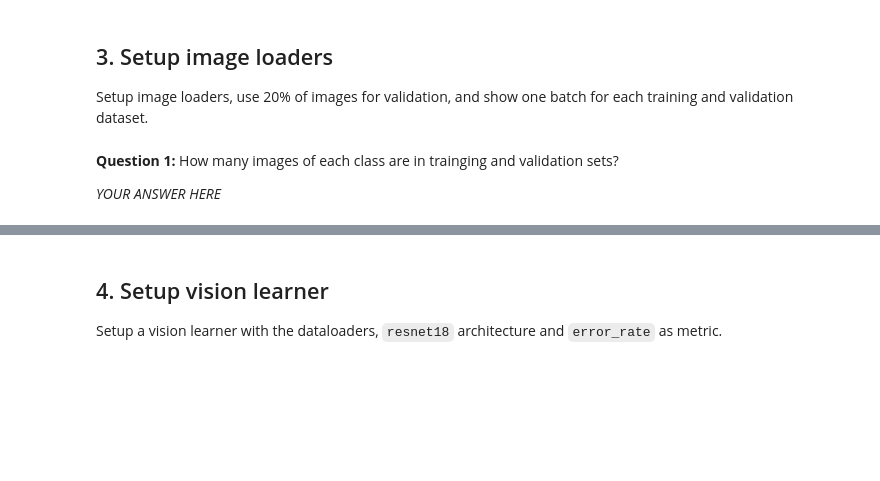
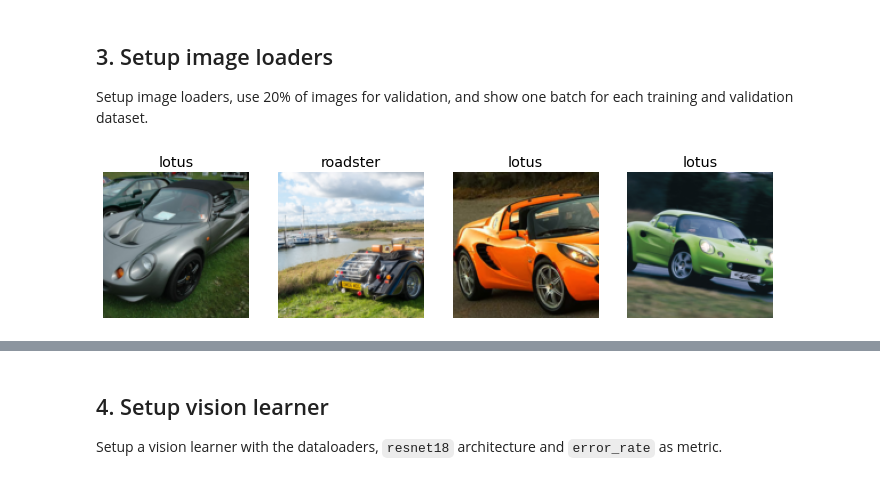
Before and after one commit to LiamJWong/Datasets, a Jupyter notebook: lab1-binary-classifier.ipynb, the cells around one changed output, grey strips where cells are left out. Saved outputs shown, nothing was run; the diff lists cells and outputs as text; code cells hidden in the pictures; blank space fills up the shorter version.

```diff
--- a/lab1-binary-classifier.ipynb
+++ b/lab1-binary-classifier.ipynb
@@ -131 +147,5 @@ path = export_path/'utensils_ddg_2023'
+# %%
+cars = 'lotus','roadster'
+common_path = export_path/'lotus_tesla_ddg_23'
+common_path.mkdir(exist_ok=True)
 # %%
@@ -153,7 +171,16 @@ failed.map(path.unlink)
 # %% [markdown]
 ## 3. Setup image loaders
 Setup image loaders, use 20% of images for validation, and show one batch for each training and validation dataset.
-# %% [markdown]
-**Question 1:** How many images of each class are in trainging and validation sets?
-
-*YOUR ANSWER HERE*
+# %%
+cars = DataBlock(
+    blocks=(ImageBlock, CategoryBlock), #image->discrete category
+    get_items=get_image_files, # path->images
+    splitter=RandomSplitter(valid_pct=0.2, seed=844), #how to train-valid split
+    get_y=parent_label, # get the label from the directory name
+    item_tfms=Resize(128)) # resize to 128x128
+# %%
+dls = cars.dataloaders(common_path)
+# %%
+dls.train.show_batch(max_n=4, nrows=1)
+# %% [output]
+[figure, added]
```
Also changed, not shown: parts of 27 cells of this notebook.
